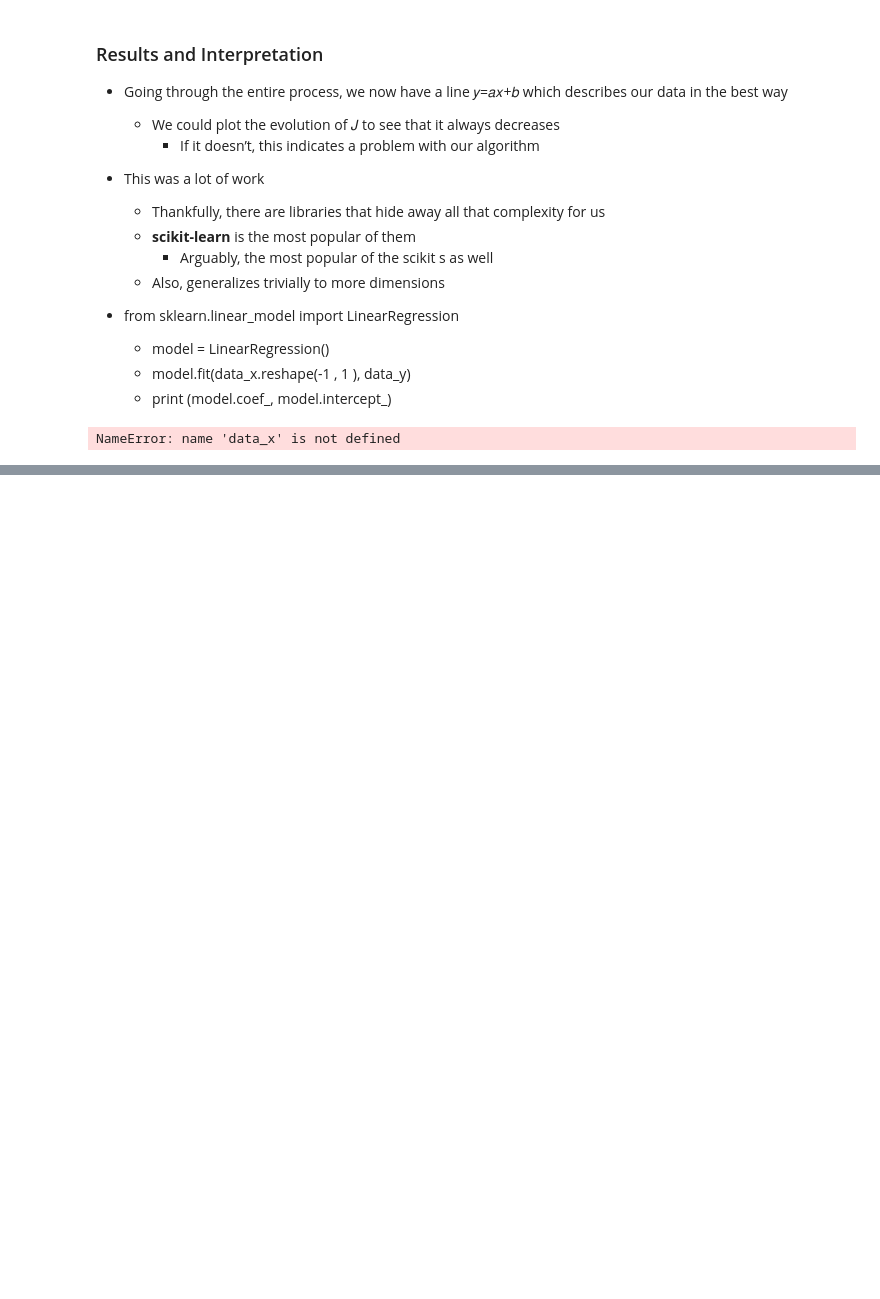
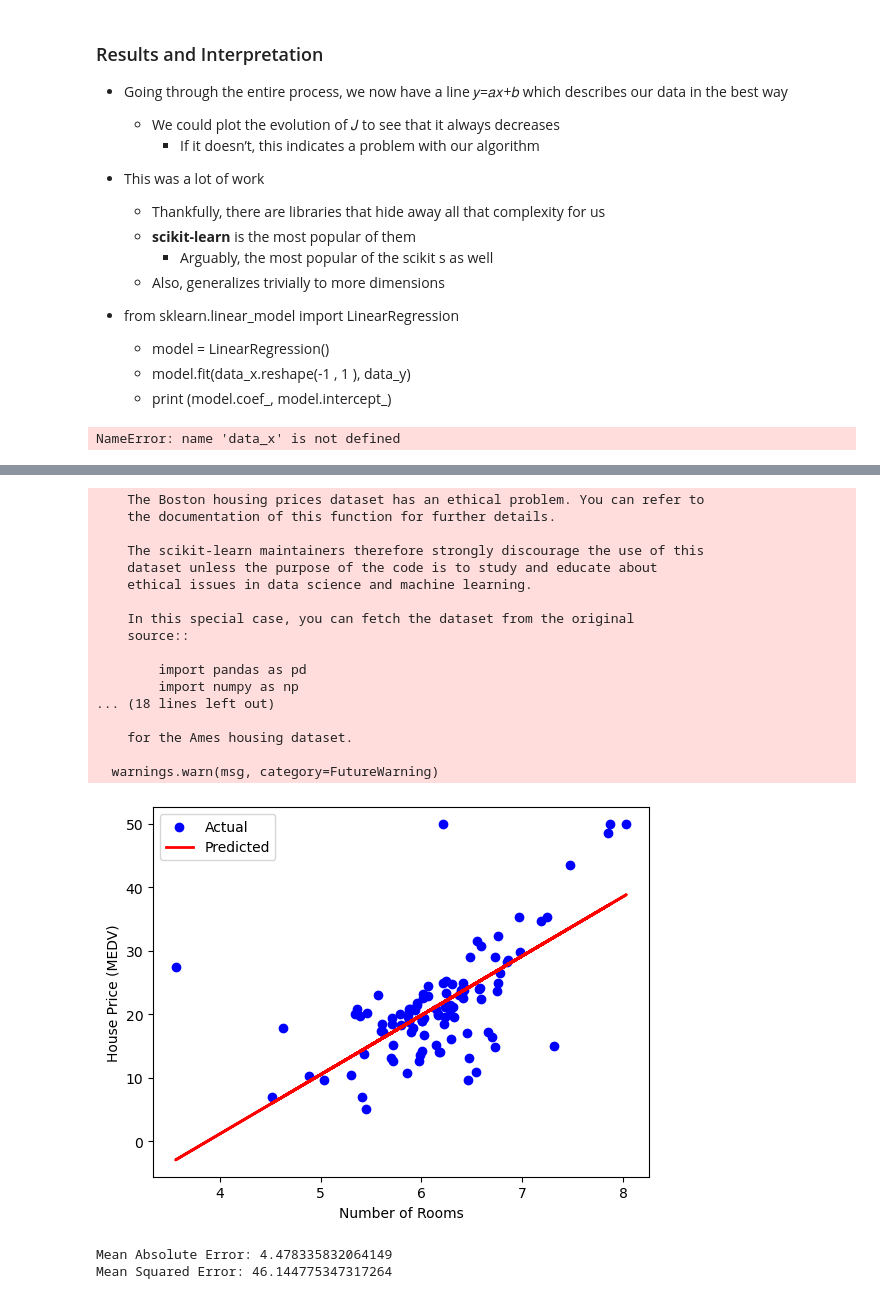
Before and after one commit to mstoychev/Data-Science-SoftwareUniversity, a Jupyter notebook: 6. Regression Models/1. Class Notes/Class Notes Regression Models.ipynb, the cells around one changed output, grey strips where cells are left out. Saved outputs shown, nothing was run; the diff lists cells and outputs as text; code cells hidden in the pictures; blank space fills up the shorter version.

```diff
--- a/6. Regression Models/1. Class Notes/Class Notes Regression Models.ipynb
+++ b/6. Regression Models/1. Class Notes/Class Notes Regression Models.ipynb
@@ -484,3 +531,68 @@ NameError: name 'data_x' is not defined
     * *More involved example*
 * *Logistic regression*
     * *Motivation, usage*
+# %%
+# Step 1: Import necessary libraries
+import numpy as np
+import pandas as pd
+import matplotlib.pyplot as plt
+from sklearn.datasets import load_boston
+from sklearn.model_selection import train_test_split
+from sklearn.linear_model import LinearRegression
+from sklearn.metrics import mean_absolute_error, mean_squared_error
+
+# Step 2: Load the Boston Housing dataset
+boston = load_boston()
+data = pd.DataFrame(boston.data, columns=boston.feature_names)
+target = pd.Series(boston.target, name='MEDV')
+
+# Step 3: Prepare the data
+X = data[['RM']]  # Use 'RM' (number of rooms) as the input feature
+y = target
+
+# Step 4: Split the data into training and test sets
+X_train, X_test, y_train, y_test = train_test_split(X, y, test_size=0.2, random_state=42)
+
+# Step 5: Create and train the Linear Regression model
+model = LinearRegression()
+model.fit(X_train, y_train)
+
+# Step 6: Make predictions on the test set
+y_pred = model.predict(X_test)
+
+# Step 7: Evaluate the model
+mae = mean_absolute_error(y_test, y_pred)
+mse = mean_squared_error(y_test, y_pred)
+
+# Step 8: Visualize the results
+plt.scatter(X_test, y_test, color='blue', label='Actual')
+plt.plot(X_test, y_pred, color='red', linewidth=2, label='Predicted')
+plt.xlabel('Number of Rooms')
+plt.ylabel('House Price (MEDV)')
+plt.legend()
+plt.show()
+
+# Step 9: Print the evaluation metrics
+print("Mean Absolute Error:", mae)
+print("Mean Squared Error:", mse)
+# %% [output]
+    The Boston housing prices dataset has an ethical problem. You can refer to
+    the documentation of this function for further details.
+
+    The scikit-learn maintainers therefore strongly discourage the use of this
+    dataset unless the purpose of the code is to study and educate about
+    ethical issues in data science and machine learning.
+
+    In this special case, you can fetch the dataset from the original
+    source::
+
+        import pandas as pd
+        import numpy as np
+... (18 lines left out)
+
+    for the Ames housing dataset.
+
+  warnings.warn(msg, category=FutureWarning)
+[figure, added]
+Mean Absolute Error: 4.478335832064149
+Mean Squared Error: 46.144775347317264
```
Also changed, not shown: parts of 10 cells of this notebook.
